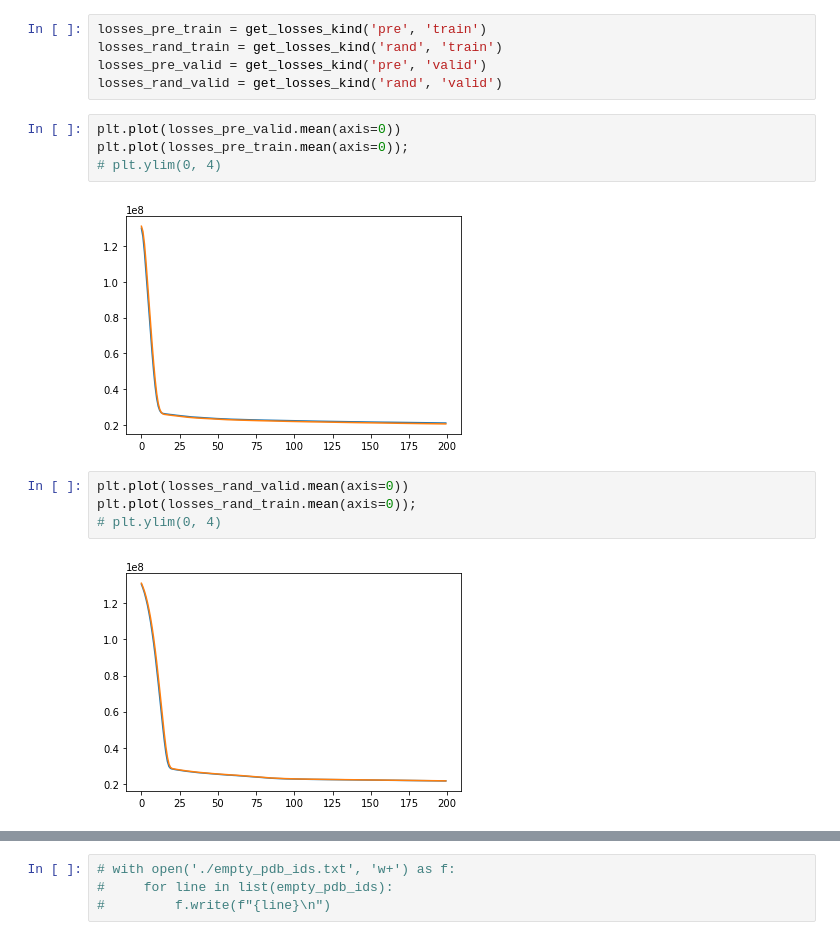
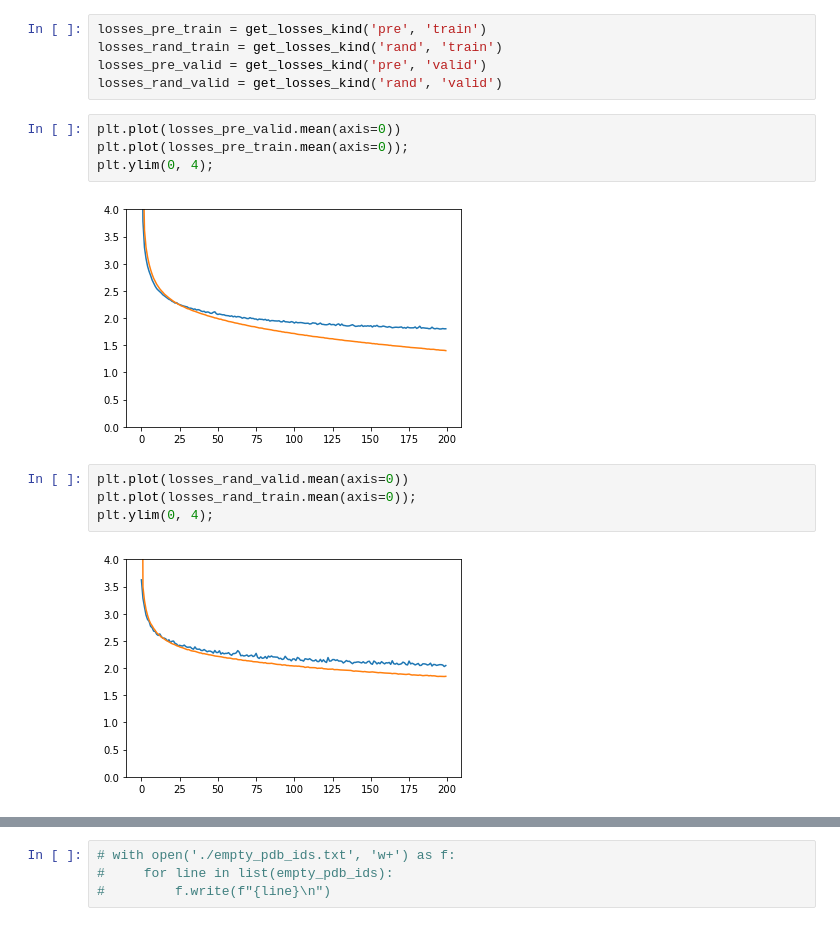
Before and after one commit to jessebmurray/ani2x_pdbbind, a Jupyter notebook: temp-analyze.ipynb, the cells around one changed output, grey strips where cells are left out. Saved outputs shown, nothing was run; the diff lists cells and outputs as text.

```diff
--- a/temp-analyze.ipynb
+++ b/temp-analyze.ipynb
@@ -74,12 +63,12 @@ losses_rand_valid = get_losses_kind('rand', 'valid')
 # %%
 plt.plot(losses_pre_valid.mean(axis=0))
 plt.plot(losses_pre_train.mean(axis=0));
-# plt.ylim(0, 4)
+plt.ylim(0, 4);
 # %% [output]
-[figure, old version]
+[figure, new version]
 # %%
 plt.plot(losses_rand_valid.mean(axis=0))
 plt.plot(losses_rand_train.mean(axis=0));
-# plt.ylim(0, 4)
+plt.ylim(0, 4);
 # %% [output]
-[figure, old version]
+[figure, new version]
```
Also changed, not shown: parts of 34 cells of this notebook, 4 other files.
